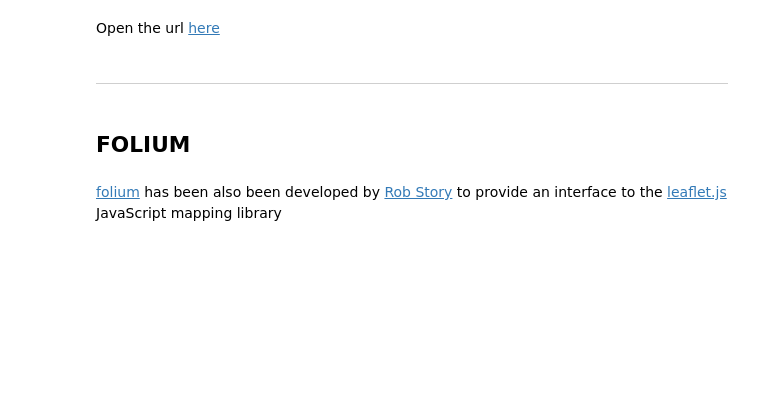
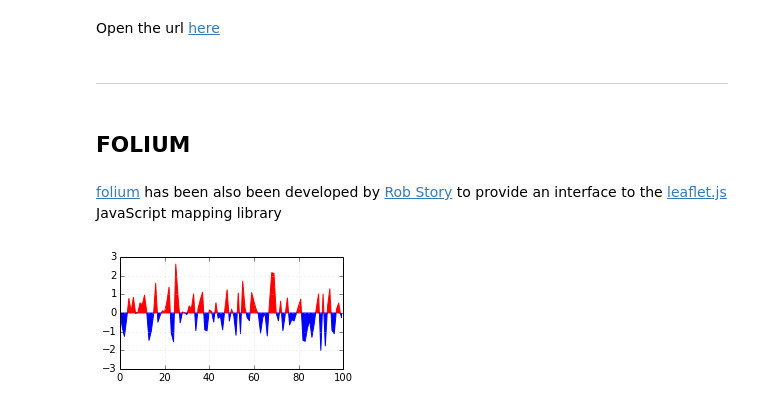
Before and after one commit to nicolasfauchereau/scipy2014, a Jupyter notebook: Interactive_plots.ipynb, the cells around one changed output. Drawn from its saved outputs; the diff is of its cells as text; code cells hidden in the pictures; blank space fills up the shorter version.

```diff
--- a/Interactive_plots.ipynb
+++ b/Interactive_plots.ipynb
@@ -121,18 +125,20 @@ import folium
 # %%
 x = np.random.randn(100)
 
 fout = './figure.png'
 res = 80
 w, h = 4, 2
 
 f, ax = plt.subplots(figsize=(w, h))
-ax.fill_between(np.arange(len(x)), 0, x, where=(x>=0), color='b', interpolate=True)
-ax.fill_between(np.arange(len(x)), 0, x, where=(x<0), color='r', interpolate=True)
+ax.fill_between(np.arange(len(x)), 0, x, where=(x>=0), color='r', interpolate=True)
+ax.fill_between(np.arange(len(x)), 0, x, where=(x<0), color='b', interpolate=True)
 ax.grid(color='.8')
 f.savefig('./figure.png', dpi = res)
 
-textpop = """<div align='center'> \
+textpop = """<div align='center'> here's a image <br>\
 <img src='{}' alt='imaginary temperature anomaly' width='{}' height='{}'> </div>""".format(fout, w*res, h*res)
+# %% [output]
+[figure, added]
 # %%
 from map_notebook import * # local functions
 # %%
```
Also changed, not shown: parts of 3 cells of this notebook, 8 other files.
